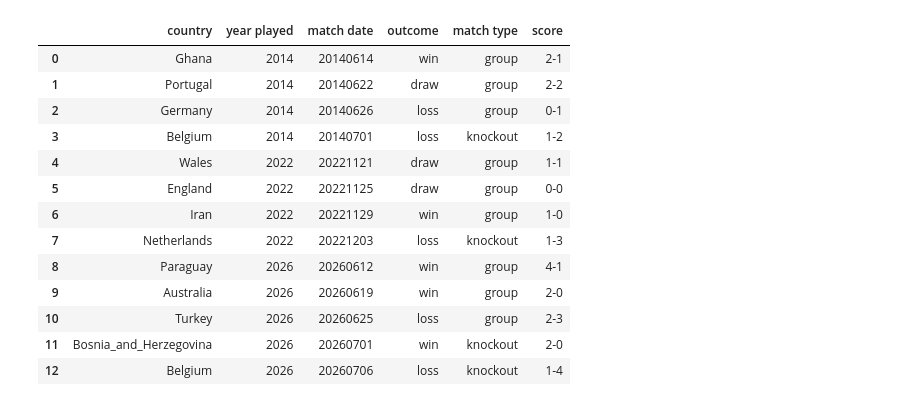
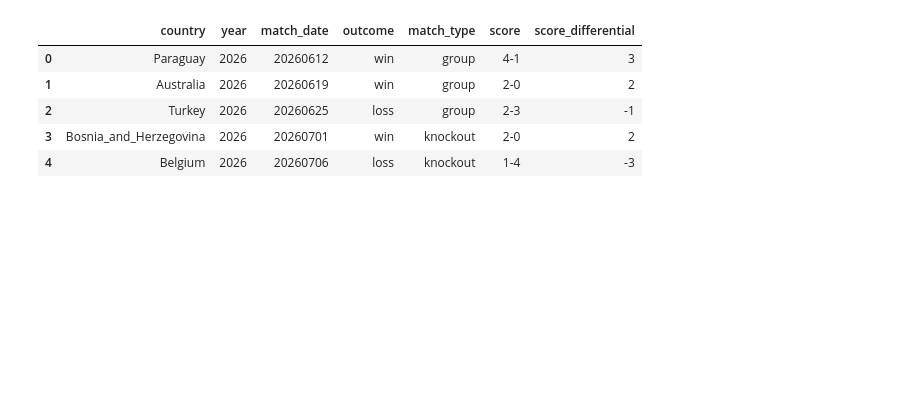
Before and after one commit to loganjeskildsen28/qss20_final_project, a Jupyter notebook: code/0_pull_format_all_api_data.ipynb, the cells around one changed output. Drawn from its saved outputs; the diff is of its cells as text; code cells hidden in the pictures; blank space fills up the shorter version.

```diff
--- a/code/0_pull_format_all_api_data.ipynb
+++ b/code/0_pull_format_all_api_data.ipynb
@@ -52,51 +235,60 @@ Successfully installed pytrends-4.9.2
 
 ## List of countries U.S. has played since 2014. Include year, match outcome, match score, match date, match type.
 country_list = ["Ghana", "Portugal", "Germany", "Belgium",
                 "Wales", "England", "Iran", "Netherlands",
                 "Paraguay", "Australia", "Turkey", "Bosnia_and_Herzegovina", "Belgium"]
 
 year_played = [2014, 2014, 2014, 2014,
                2022, 2022, 2022, 2022,
                2026, 2026, 2026, 2026, 2026]
 
 match_outcome = ["win", "draw", "loss", "loss",
                  "draw", "draw", "win", "loss",
                  "win", "win", "loss", "win", "loss"]
 
 match_score = ["2-1", "2-2", "0-1", "1-2",
               "1-1", "0-0", "1-0", "1-3",
               "4-1", "2-0", "2-3", "2-0", "1-4"]
 
+## Find the score differential with regex, kind of fun but super unneccessary
+
+score_pattern = r'(\d)-(\d)'
+
+score_differential = []
+
+for score in match_score:
+    match = re.match(score_pattern, score)
+    if match:
+        score_differential.append(int(match.group(1)) - int(match.group(2)))
+
 match_date = ["20140614", "20140622", "20140626", "20140701",
              "20221121", "20221125", "20221129", "20221203",
              "20260612", "20260619", "20260625", "20260701", "20260706"]
 
 match_type = ["group", "group", "group", "knockout",
             "group", "group", "group", "knockout",
             "group", "group", "group", "knockout", "knockout"]
 
-## Create simple dataframe for visualization
+## Create dataframe for visualization
+basic_info_df = pd.DataFrame({"country": country_list, "year": year_played,
+                           "match_date": match_date, "outcome": match_outcome, "match_type": match_type,
+                              "score": match_score, "score_differential": score_differential})
 
-basic_info = pd.DataFrame({"country": country_list, "year played": year_played,
-                           "match date": match_date, "outcome": match_outcome, "match type": match_type, "score": match_score,})
-basic_info
+## Originally intended for this project to focus on 2014-2026 data. The scope was too large. Filter down to 2026.
+
+basic_info_df = basic_info_df[basic_info_df["year"] == 2026].reset_index(drop=True)
+
+basic_info_df
+
 
 ## Now store the data as a csv to call later so I do not have to rerun code.
-basic_info.to_csv('./data/basic_info.csv', index=False)
+basic_info_df.to_csv('../data/basic_info.csv', index=False)
 # %% [output]
-|  | country | year played | match date | outcome | match type | score |
-| 0 | Ghana | 2014 | 20140614 | win | group | 2-1 |
-| 1 | Portugal | 2014 | 20140622 | draw | group | 2-2 |
-| 2 | Germany | 2014 | 20140626 | loss | group | 0-1 |
-| 3 | Belgium | 2014 | 20140701 | loss | knockout | 1-2 |
-| 4 | Wales | 2022 | 20221121 | draw | group | 1-1 |
-| 5 | England | 2022 | 20221125 | draw | group | 0-0 |
-| 6 | Iran | 2022 | 20221129 | win | group | 1-0 |
-| 7 | Netherlands | 2022 | 20221203 | loss | knockout | 1-3 |
-| 8 | Paraguay | 2026 | 20260612 | win | group | 4-1 |
-| 9 | Australia | 2026 | 20260619 | win | group | 2-0 |
-| 10 | Turkey | 2026 | 20260625 | loss | group | 2-3 |
-| 11 | Bosnia_and_Herzegovina | 2026 | 20260701 | win | knockout | 2-0 |
-| 12 | Belgium | 2026 | 20260706 | loss | knockout | 1-4 |
+|  | country | year | match_date | outcome | match_type | score | score_differential |
+| 0 | Paraguay | 2026 | 20260612 | win | group | 4-1 | 3 |
+| 1 | Australia | 2026 | 20260619 | win | group | 2-0 | 2 |
+| 2 | Turkey | 2026 | 20260625 | loss | group | 2-3 | -1 |
+| 3 | Bosnia_and_Herzegovina | 2026 | 20260701 | win | knockout | 2-0 | 2 |
+| 4 | Belgium | 2026 | 20260706 | loss | knockout | 1-4 | -3 |
 # %%
 ## Part 2: Access popular article data
```
Also changed, not shown: parts of 22 cells of this notebook, 34 other files.
